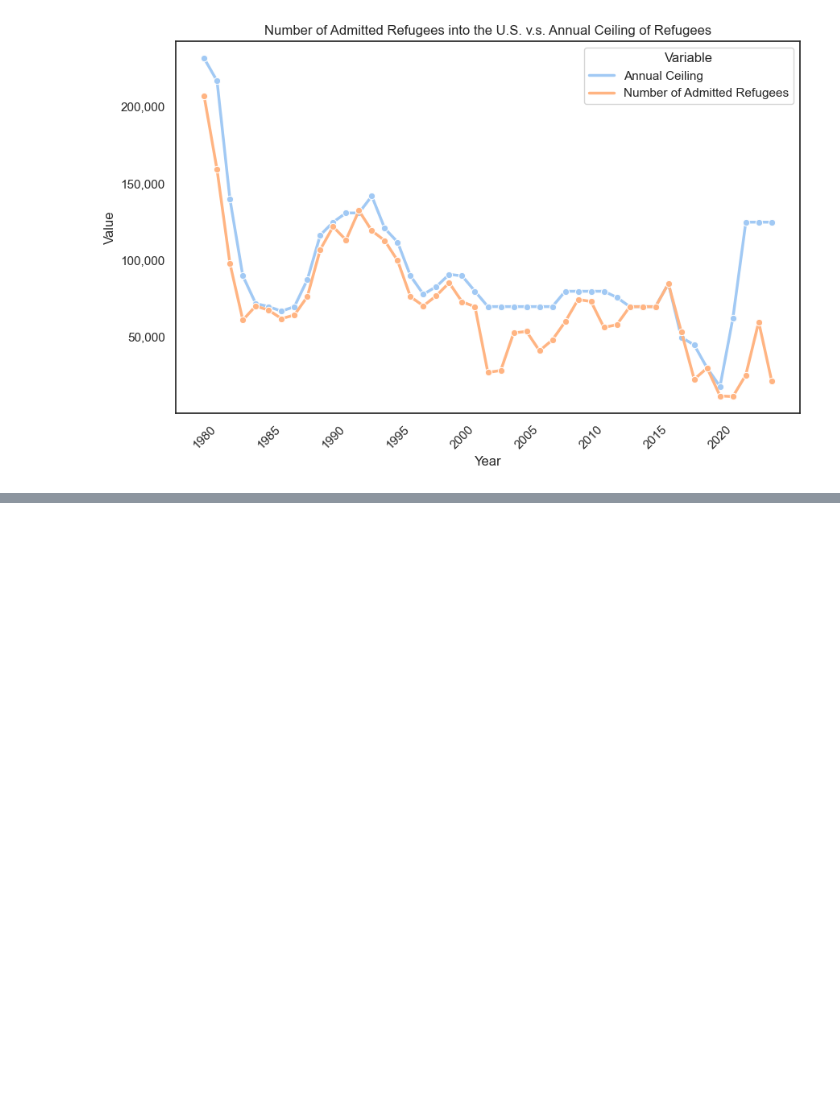
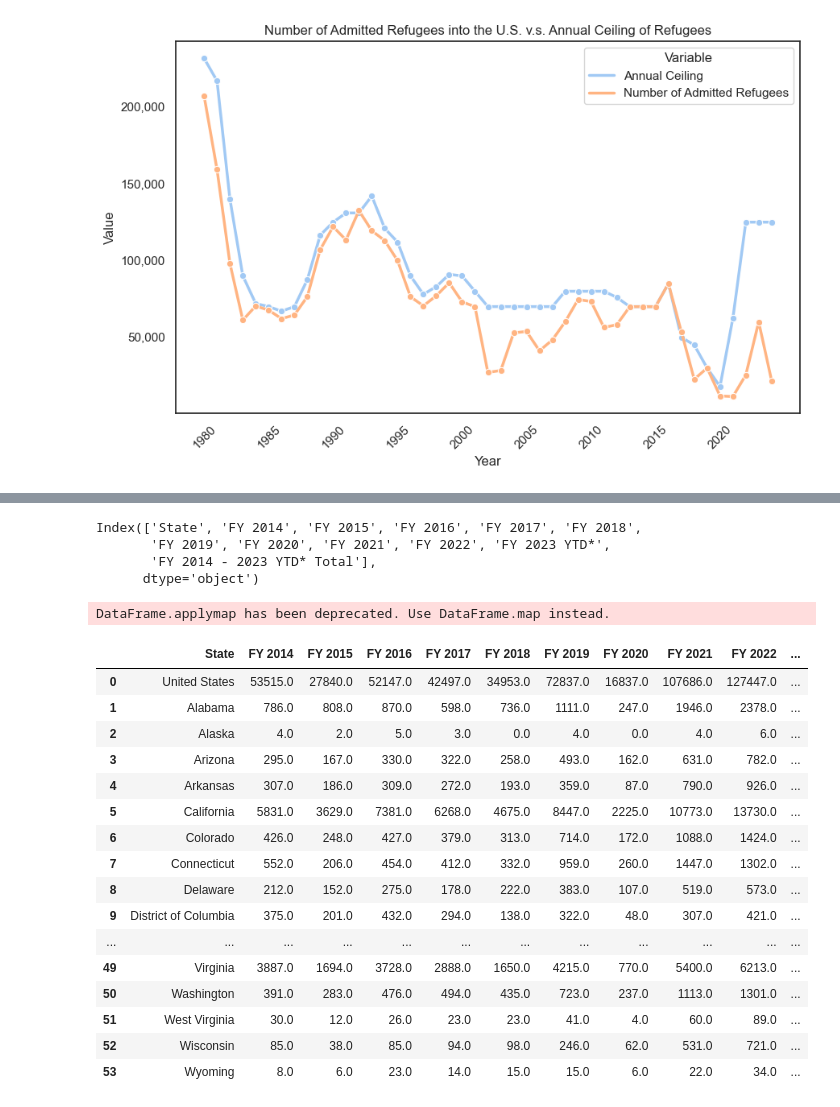
Before and after one commit to MaxB5282/Capstone, a Jupyter notebook: data/data exploration.ipynb, the cells around one changed output, grey strips where cells are left out. Cells and saved outputs as stored; diff of their text form; code cells hidden in the pictures; blank space fills up the shorter version.

```diff
--- a/data/data exploration.ipynb
+++ b/data/data exploration.ipynb
@@ -428,0 +509,38 @@ use_inf_as_na option is deprecated and will be removed in a future version. Conv
+# %%
+children.columns
+# %% [output]
+Index(['State', 'FY 2014', 'FY 2015', 'FY 2016', 'FY 2017', 'FY 2018',
+       'FY 2019', 'FY 2020', 'FY 2021', 'FY 2022', 'FY 2023 YTD*',
+       'FY 2014 - 2023 YTD* Total'],
+      dtype='object')
+# %%
+children_clean = children.applymap(lambda x: x.replace(',', '') if isinstance(x, str) else x)
+
+columns_to_float_2 = ['FY 2014', 'FY 2015', 'FY 2016', 'FY 2017', 'FY 2018',
+       'FY 2019', 'FY 2020', 'FY 2021', 'FY 2022', 'FY 2023 YTD*',
+       'FY 2014 - 2023 YTD* Total']
+
+children_clean.replace('-', 0, inplace=True)
+children_clean[columns_to_float_2] = children_clean[columns_to_float_2].astype(float)
+# %% [output]
+DataFrame.applymap has been deprecated. Use DataFrame.map instead.
+# %%
+children_clean
+# %% [output]
+|  | State | FY 2014 | FY 2015 | FY 2016 | FY 2017 | FY 2018 | FY 2019 | FY 2020 | FY 2021 | FY 2022 | ... |
+| 0 | United States | 53515.0 | 27840.0 | 52147.0 | 42497.0 | 34953.0 | 72837.0 | 16837.0 | 107686.0 | 127447.0 | ... |
+| 1 | Alabama | 786.0 | 808.0 | 870.0 | 598.0 | 736.0 | 1111.0 | 247.0 | 1946.0 | 2378.0 | ... |
+| 2 | Alaska | 4.0 | 2.0 | 5.0 | 3.0 | 0.0 | 4.0 | 0.0 | 4.0 | 6.0 | ... |
+| 3 | Arizona | 295.0 | 167.0 | 330.0 | 322.0 | 258.0 | 493.0 | 162.0 | 631.0 | 782.0 | ... |
+| 4 | Arkansas | 307.0 | 186.0 | 309.0 | 272.0 | 193.0 | 359.0 | 87.0 | 790.0 | 926.0 | ... |
+| 5 | California | 5831.0 | 3629.0 | 7381.0 | 6268.0 | 4675.0 | 8447.0 | 2225.0 | 10773.0 | 13730.0 | ... |
+| 6 | Colorado | 426.0 | 248.0 | 427.0 | 379.0 | 313.0 | 714.0 | 172.0 | 1088.0 | 1424.0 | ... |
+| 7 | Connecticut | 552.0 | 206.0 | 454.0 | 412.0 | 332.0 | 959.0 | 260.0 | 1447.0 | 1302.0 | ... |
+| 8 | Delaware | 212.0 | 152.0 | 275.0 | 178.0 | 222.0 | 383.0 | 107.0 | 519.0 | 573.0 | ... |
+| 9 | District of Columbia | 375.0 | 201.0 | 432.0 | 294.0 | 138.0 | 322.0 | 48.0 | 307.0 | 421.0 | ... |
+| ... | ... | ... | ... | ... | ... | ... | ... | ... | ... | ... | ... |
+| 49 | Virginia | 3887.0 | 1694.0 | 3728.0 | 2888.0 | 1650.0 | 4215.0 | 770.0 | 5400.0 | 6213.0 | ... |
+| 50 | Washington | 391.0 | 283.0 | 476.0 | 494.0 | 435.0 | 723.0 | 237.0 | 1113.0 | 1301.0 | ... |
+| 51 | West Virginia | 30.0 | 12.0 | 26.0 | 23.0 | 23.0 | 41.0 | 4.0 | 60.0 | 89.0 | ... |
+| 52 | Wisconsin | 85.0 | 38.0 | 85.0 | 94.0 | 98.0 | 246.0 | 62.0 | 531.0 | 721.0 | ... |
+| 53 | Wyoming | 8.0 | 6.0 | 23.0 | 14.0 | 15.0 | 15.0 | 6.0 | 22.0 | 34.0 | ... |
```
Also changed, not shown: parts of 14 cells of this notebook.
